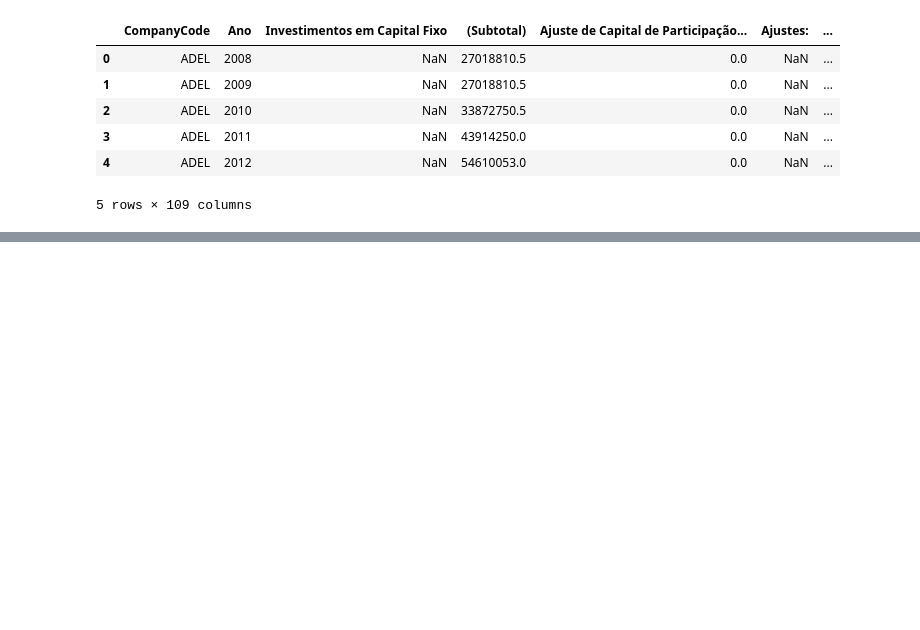
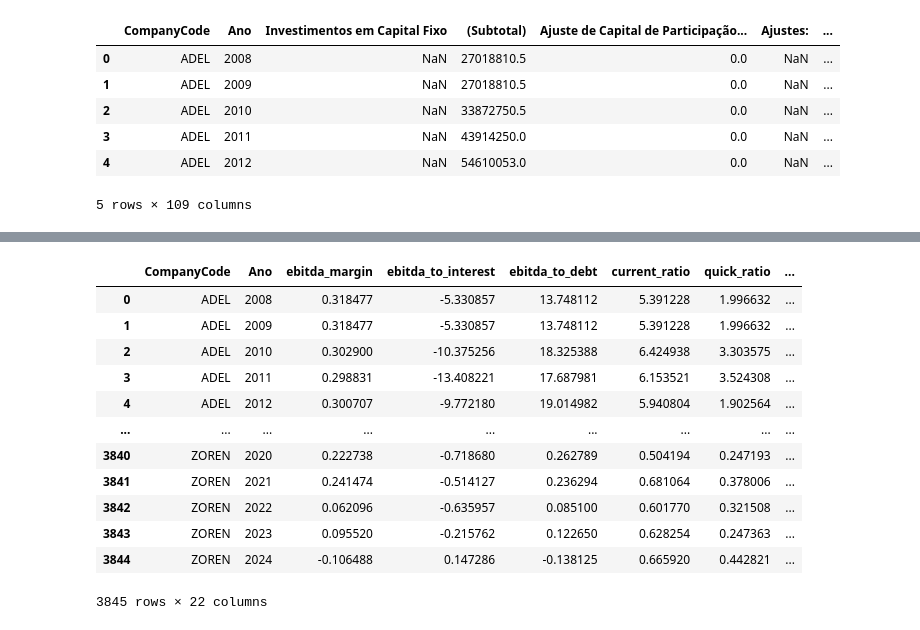
Before and after one commit to lgregs/TCC-CD-USP, a Jupyter notebook: data_preparation.ipynb, the cells around one changed output, grey strips where cells are left out. Saved outputs shown, nothing was run; the diff lists cells and outputs as text; code cells hidden in the pictures; blank space fills up the shorter version.

Commit message:
prep checkpoint _ ratios and scores

```diff
--- a/data_preparation.ipynb
+++ b/data_preparation.ipynb
@@ -86,0 +406,18 @@ df.head()
+# %%
+# aplicar a função
+df_ratios = compute_financial_ratios(df_clean)
+df_ratios
+# %% [output]
+|  | CompanyCode | Ano | ebitda_margin | ebitda_to_interest | ebitda_to_debt | current_ratio | quick_ratio | ... |
+| 0 | ADEL | 2008 | 0.318477 | -5.330857 | 13.748112 | 5.391228 | 1.996632 | ... |
+| 1 | ADEL | 2009 | 0.318477 | -5.330857 | 13.748112 | 5.391228 | 1.996632 | ... |
+| 2 | ADEL | 2010 | 0.302900 | -10.375256 | 18.325388 | 6.424938 | 3.303575 | ... |
+| 3 | ADEL | 2011 | 0.298831 | -13.408221 | 17.687981 | 6.153521 | 3.524308 | ... |
+| 4 | ADEL | 2012 | 0.300707 | -9.772180 | 19.014982 | 5.940804 | 1.902564 | ... |
+| ... | ... | ... | ... | ... | ... | ... | ... | ... |
+| 3840 | ZOREN | 2020 | 0.222738 | -0.718680 | 0.262789 | 0.504194 | 0.247193 | ... |
+| 3841 | ZOREN | 2021 | 0.241474 | -0.514127 | 0.236294 | 0.681064 | 0.378006 | ... |
+| 3842 | ZOREN | 2022 | 0.062096 | -0.635957 | 0.085100 | 0.601770 | 0.321508 | ... |
+| 3843 | ZOREN | 2023 | 0.095520 | -0.215762 | 0.122650 | 0.628254 | 0.247363 | ... |
+| 3844 | ZOREN | 2024 | -0.106488 | 0.147286 | -0.138125 | 0.665920 | 0.442821 | ... |
+3845 rows × 22 columns
```
Also changed, not shown: parts of 27 cells of this notebook.
